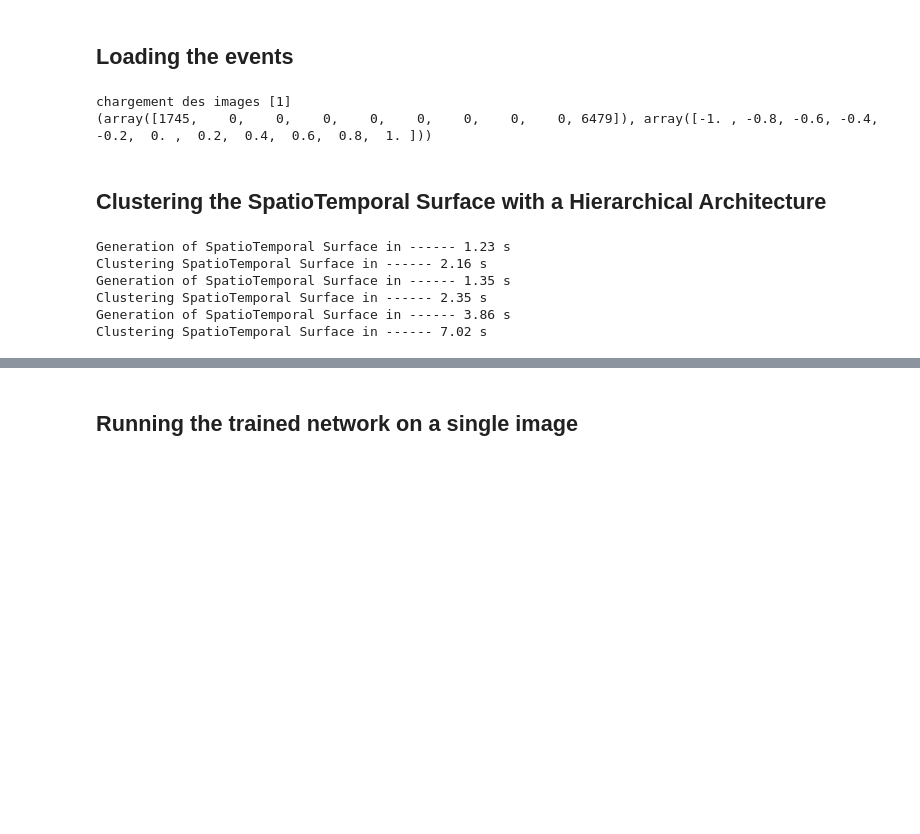
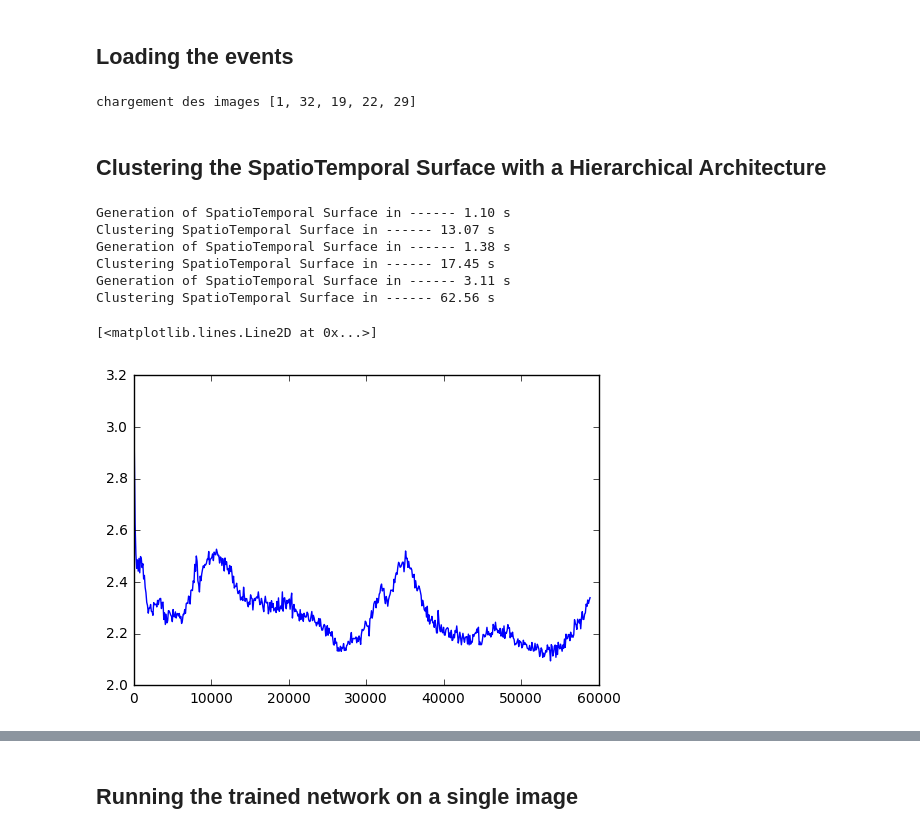
Before and after one commit to VictorBoutin/HOTS, a Jupyter notebook: Probe/Clustering.ipynb, the cells around one changed output, grey strips where cells are left out. Drawn from its saved outputs; the diff is of its cells as text; code cells hidden in the pictures; blank space fills up the shorter version.

Commit message:
improve clustering class

```diff
--- a/Probe/Clustering.ipynb
+++ b/Probe/Clustering.ipynb
@@ -27,16 +27,15 @@ ImageSize = (32,32)
 # %% [markdown]
 ## Loading the events
 # %%
-image_list = [1]#, 32, 19, 22, 29]
+image_list = [1, 32, 19, 22, 29]
 event0 = Event(ImageSize=(32,32), ListPolarities=[-1,1])
 
 event0.LoadFromMat('../Data/ExtractedStabilized.mat',image_number=image_list)
 
-InputFilter = Filter(event0)
-event1 = InputFilter.FilterNHBD(threshold=15,neighbourhood=2)
+InputFilter = FilterNHBD(threshold=15,neighbourhood=2)
+event1 = InputFilter.RunFilter(event0)
 # %% [output]
-chargement des images [1]
-(array([1745,    0,    0,    0,    0,    0,    0,    0,    0, 6479]), array([-1. , -0.8, -0.6, -0.4, -0.2,  0. ,  0.2,  0.4,  0.6,  0.8,  1. ]))
+chargement des images [1, 32, 19, 22, 29]
 # %% [markdown]
 ## Clustering the SpatioTemporal Surface with a Hierarchical Architecture
 # %%
@@ -44,30 +43,35 @@ chargement des images [1]
 
 SpTe_Layer1= STS(tau=tau, R=R,verbose=1)
 Surface_Layer1 = SpTe_Layer1.create(event = event1)
-ClusterLayer1 = CustomKmeans(nb_cluster = nb_cluster,verbose=1)
+ClusterLayer1 = CustomKmeans(nb_cluster = nb_cluster, record_each=100, verbose=1)
 Prototype1 = ClusterLayer1.fit(SpTe_Layer1)
 event2,_ = ClusterLayer1.predict(STS=SpTe_Layer1,event = event1)
 
 ## Layer2
 SpTe_Layer2= STS(tau=10*tau, R=2*R,verbose=1)
 Surface_Layer2 = SpTe_Layer2.create(event = event2)
-ClusterLayer2 = CustomKmeans(nb_cluster = nb_cluster*2, verbose=1)
+ClusterLayer2 = CustomKmeans(nb_cluster = nb_cluster*2, record_each=100, verbose=1)
 Prototype2 = ClusterLayer2.fit(SpTe_Layer2)
 event3,_ = ClusterLayer2.predict(STS=SpTe_Layer2,event = event2)
 
 ## Layer3
 SpTe_Layer3= STS(tau=10*10*tau, R=2*2*R,verbose=1)
 Surface_Layer3 = SpTe_Layer3.create(event = event3)
-ClusterLayer3 = CustomKmeans(nb_cluster = nb_cluster*2*2, verbose=1)
+ClusterLayer3 = CustomKmeans(nb_cluster = nb_cluster*2*2, record_each=100, verbose=1)
 Prototype3 = ClusterLayer3.fit(SpTe_Layer3)
 event4,_ = ClusterLayer3.predict(STS=SpTe_Layer3,event = event3)
 
 if SaveCluster == True :
     SaveObject([ClusterLayer1,ClusterLayer2,ClusterLayer3],ClusterFile)
 # %% [output]
-Generation of SpatioTemporal Surface in ------ 1.23 s
-Clustering SpatioTemporal Surface in ------ 2.16 s
-Generation of SpatioTemporal Surface in ------ 1.35 s
-Clustering SpatioTemporal Surface in ------ 2.35 s
-Generation of SpatioTemporal Surface in ------ 3.86 s
-Clustering SpatioTemporal Surface in ------ 7.02 s
+Generation of SpatioTemporal Surface in ------ 1.10 s
+Clustering SpatioTemporal Surface in ------ 13.07 s
+Generation of SpatioTemporal Surface in ------ 1.38 s
+Clustering SpatioTemporal Surface in ------ 17.45 s
+Generation of SpatioTemporal Surface in ------ 3.11 s
+Clustering SpatioTemporal Surface in ------ 62.56 s
+# %%
+plt.plot(ClusterLayer1.record['error'])
+# %% [output]
+[<matplotlib.lines.Line2D at 0x...>]
+[figure, added]
```
Also changed, not shown: parts of 13 cells of this notebook.
